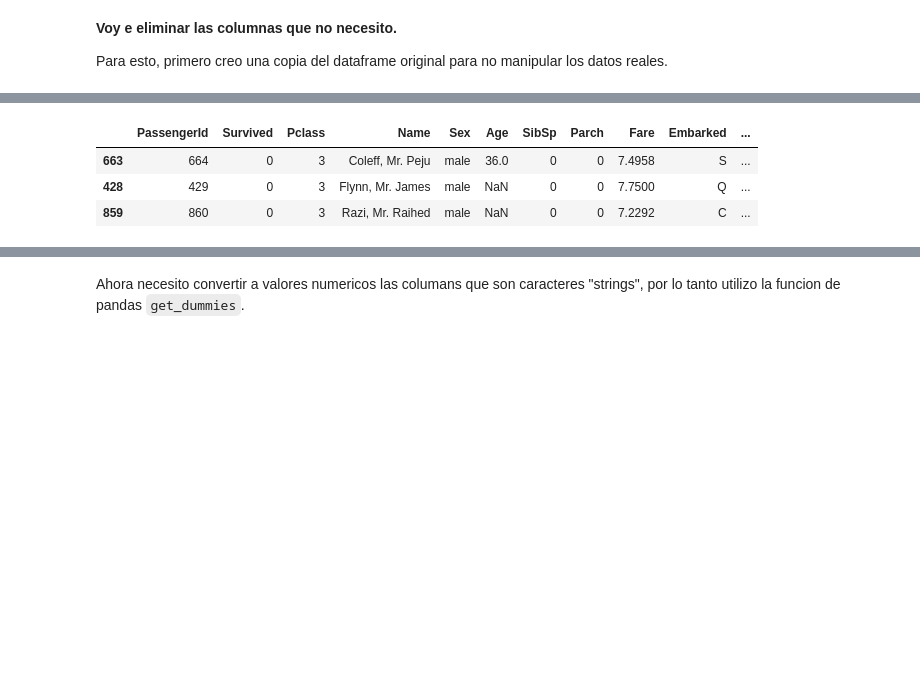
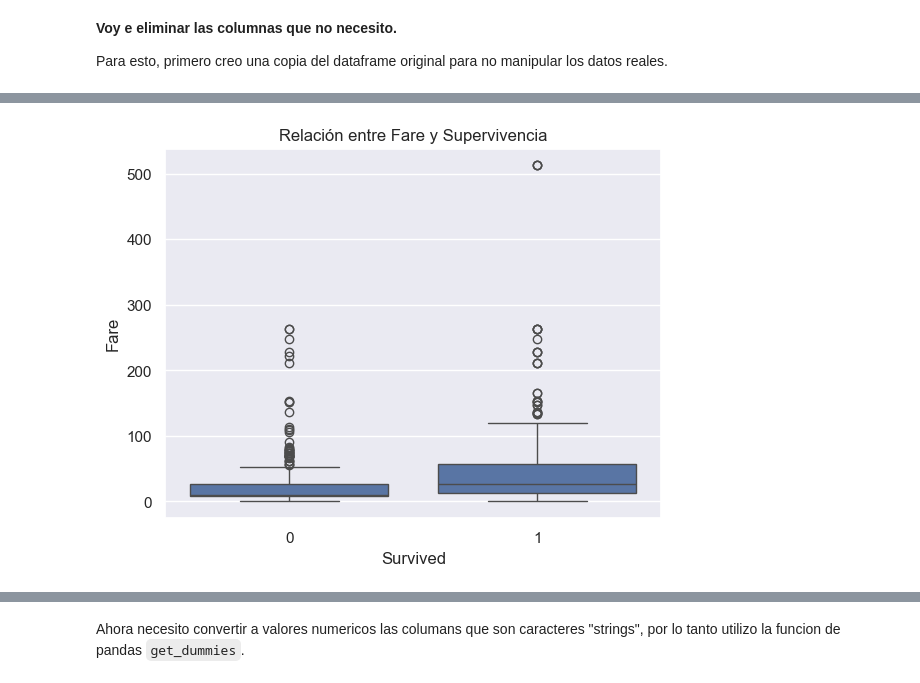
Before and after one commit to uriellmendezz/Titanic, a Jupyter notebook: jupyter/EDA.ipynb, the cells around one changed output, grey strips where cells are left out. Cells and saved outputs as stored; diff of their text form; code cells hidden in the pictures; blank space fills up the shorter version.

```diff
--- a/jupyter/EDA.ipynb
+++ b/jupyter/EDA.ipynb
@@ -48,8 +105,8 @@ df = df.drop(['Ticket', 'Cabin'], axis = 1)
+# %%
+sns.boxplot(data=df, x='Survived', y='Fare')
+plt.title('Relación entre Fare y Supervivencia')
+plt.show()
+# %% [output]
+[figure, added]
 # %%
-df.loc[:, 'FamilySize'] = df.SibSp + df.Parch + 1 # Pongo uno para agregar al pasajero.
-df.sample(3)
+df.loc[:, 'FamilySize'] = df.SibSp + df.Parch
-# %% [output]
-|  | PassengerId | Survived | Pclass | Name | Sex | Age | SibSp | Parch | Fare | Embarked | ... |
-| 663 | 664 | 0 | 3 | Coleff, Mr. Peju | male | 36.0 | 0 | 0 | 7.4958 | S | ... |
-| 428 | 429 | 0 | 3 | Flynn, Mr. James | male | NaN | 0 | 0 | 7.7500 | Q | ... |
-| 859 | 860 | 0 | 3 | Razi, Mr. Raihed | male | NaN | 0 | 0 | 7.2292 | C | ... |
```
Also changed, not shown: parts of 16 cells of this notebook, 2 other files.
